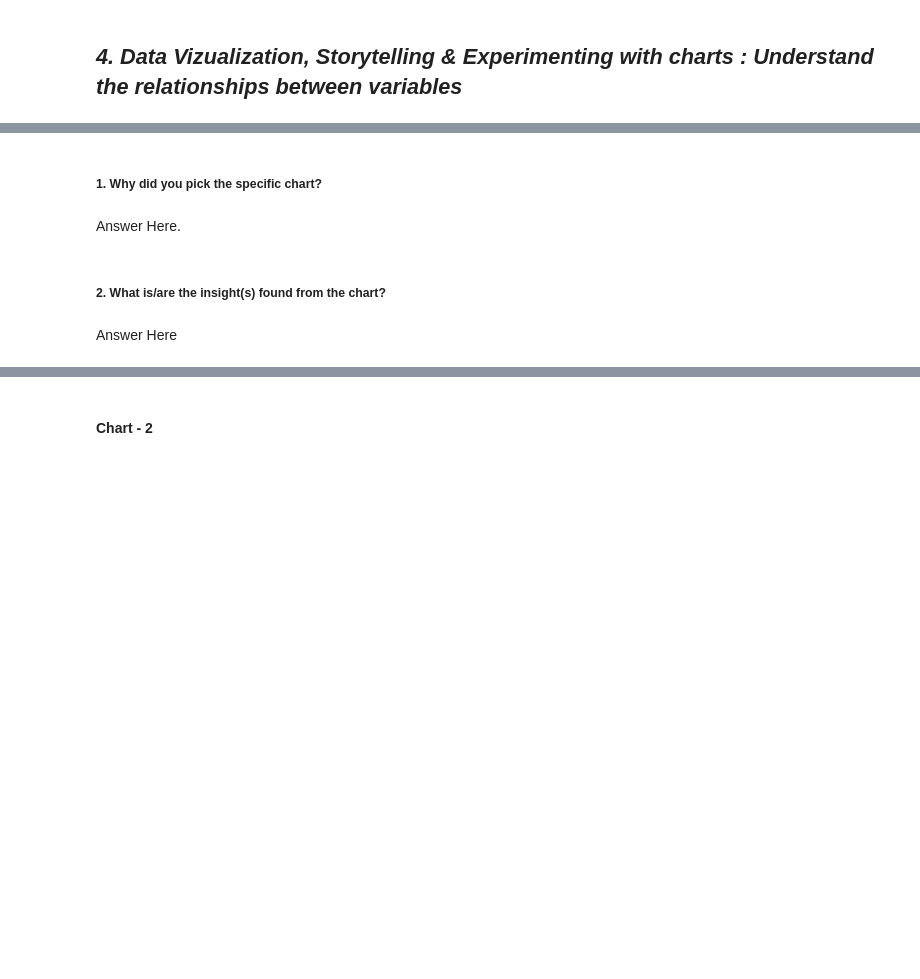
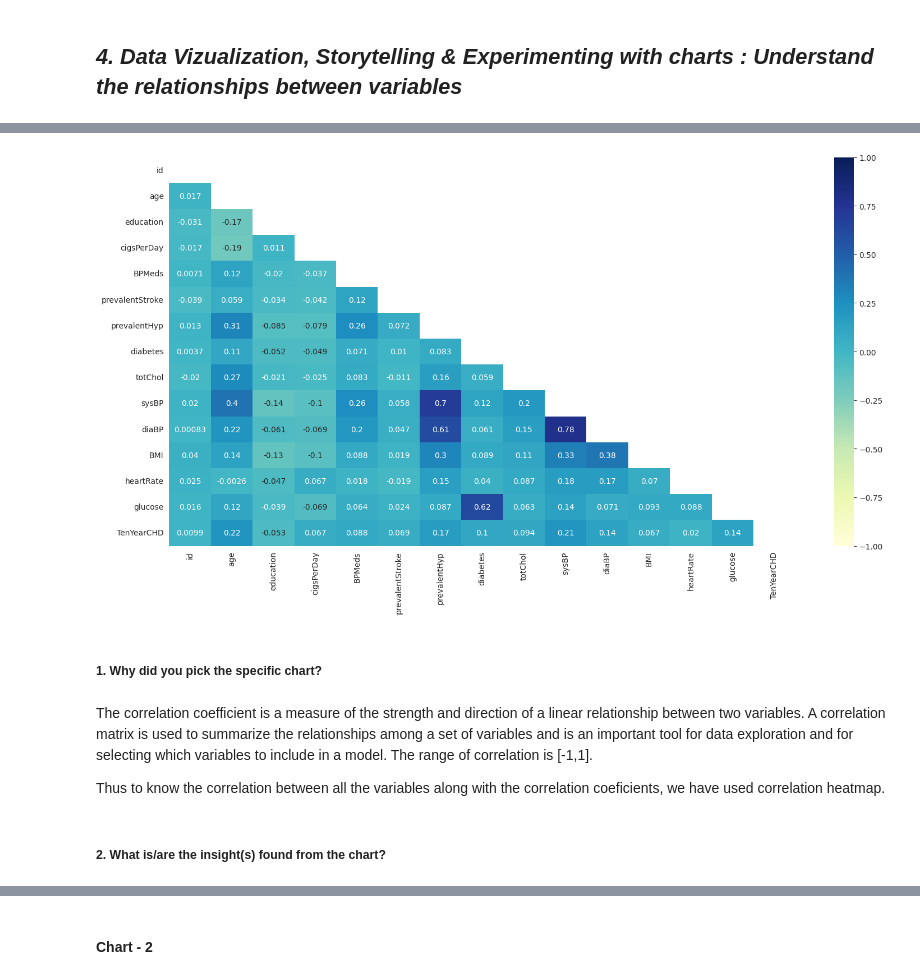
Before and after one commit to Vijaysiraw/ML_Classification_Cardiovascular_Risk_Prediction, a Jupyter notebook: Cardiovascular_Risk_Prediction.ipynb, the cells around one changed output, grey strips where cells are left out. Cells and saved outputs as stored; diff of their text form; code cells hidden in the pictures; blank space fills up the shorter version.

Commit message:
Data wrangling and Data vizualization part-1

```diff
--- a/Cardiovascular_Risk_Prediction.ipynb
+++ b/Cardiovascular_Risk_Prediction.ipynb
@@ -268,0 +333,6 @@ Answer Here
+# %%
+#Making a copy of dataset
+#data wrangling is the process of gathering,collecting and tranforming raw data into another format for better
+#understanding, decision-making, accessing and analysis in less time.
+#Before doing any data wrangling we are creating copy of our original dataset so any changes don't affect our original dataset
+cv=cvrp_data.copy()
@@ -279,8 +385,20 @@ Answer Here.
+# %%
+# Heat map for Cardiovascular Risk Prediction
+corr = cv.corr()
+mask = np.zeros_like(corr)
+
+mask[np.triu_indices_from(mask)] = True
+
+with sns.axes_style("white"):
+    f, ax = plt.subplots(figsize=(18, 9))
+    ax = sns.heatmap(corr , mask=mask, vmin = -1,vmax=1, annot = True, cmap="YlGnBu")
+# %% [output]
+[figure, added]
 # %% [markdown]
 ##### 1. Why did you pick the specific chart?
-# %% [markdown]
-Answer Here.
+# %% [markdown]
+The correlation coefficient is a measure of the strength and direction of a linear relationship between two variables. A correlation matrix is used to summarize the relationships among a set of variables and is an important tool for data exploration and for selecting which variables to include in a model. The range of correlation is [-1,1].
+
+Thus to know the correlation between all the variables along with the correlation coeficients, we have used correlation heatmap.
 # %% [markdown]
 ##### 2. What is/are the insight(s) found from the chart?
-# %% [markdown]
-Answer Here
```
Also changed, not shown: parts of 49 cells of this notebook.
